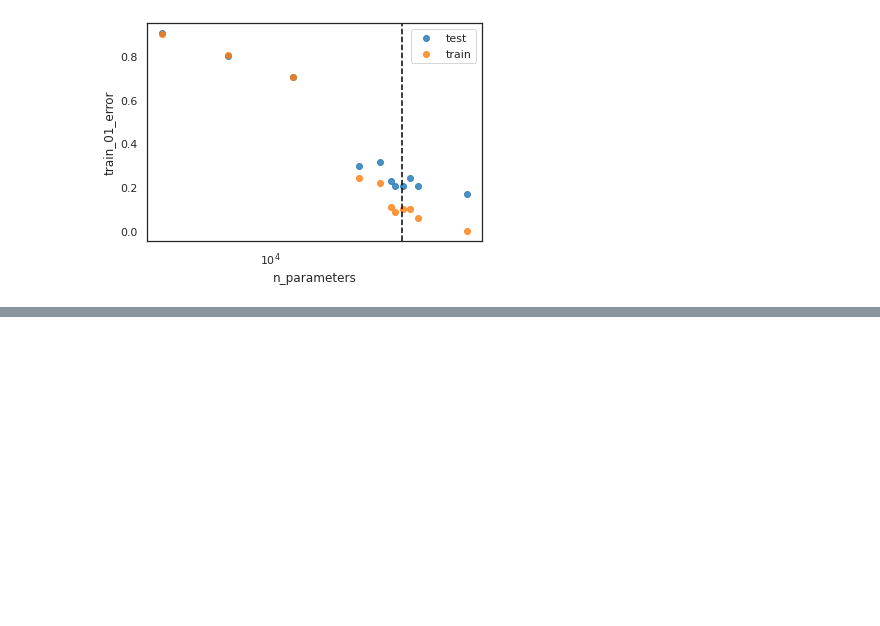
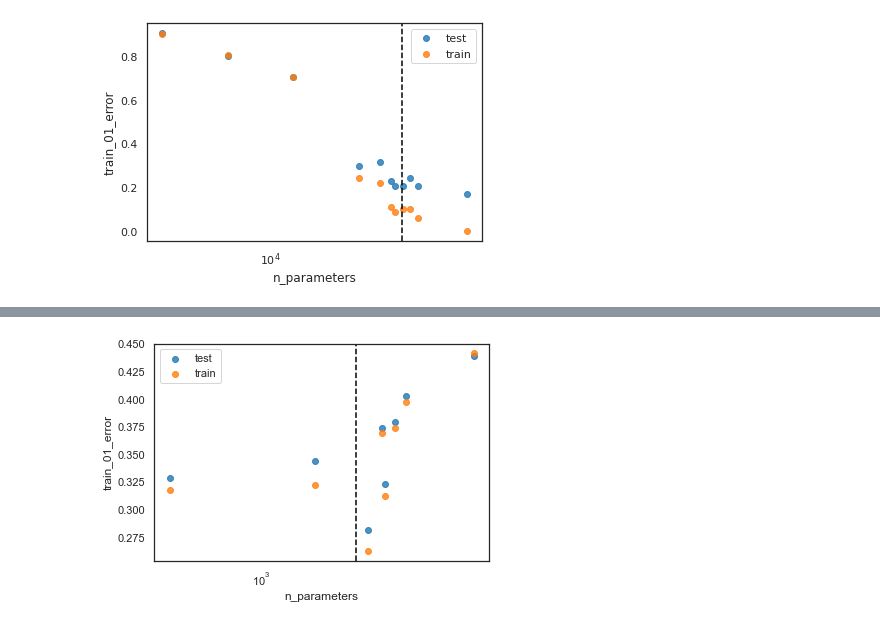
Before and after one commit to rflperry/double_descent, a Jupyter notebook: notebooks/belkin_replication.ipynb, the cells around one changed output, grey strips where cells are left out. Cells and saved outputs as stored; diff of their text form; code cells hidden in the pictures; blank space fills up the shorter version.

```diff
--- a/notebooks/belkin_replication.ipynb
+++ b/notebooks/belkin_replication.ipynb
@@ -221,0 +279,43 @@ display(corr_df)
+# %%
+keys, values = zip(*NETWORK_PARAMS.items())
+model_params_grid = [dict(zip(keys, v)) for v in itertools.product(*values)]
+
+model = None
+for model_params in tqdm(model_params_grid):
+    # Train and test model
+    model, y_train_pred, y_test_pred, model_metrics = run_network(
+        X_train, y_train, X_test, model_params, model
+    )
+
+    # Compute metrics
+    results += [
+        [model_params['hidden_layer_dims'][0]]
+        + get_y_metrics(y_train, y_train_pred)  # Train
+        + get_y_metrics(y_test, y_test_pred)  # Test
+        + model_metrics
+    ]
+# %%
+df = pd.DataFrame(results[1:], columns=results[0])
+# %%
+train_error = 'train_01_error'
+test_error = 'test_01_error'
+
+# Create new metrics/columns
+df['generalization_gap'] = df[test_error] - df[train_error]
+
+sns.set_style('white')
+sns.set_context('notebook')
+
+fig, ax = plt.subplots(1, 1, sharex=True)
+
+sns.regplot(data=df, x='n_parameters', y=test_error, lowess=False, ax=ax, label='test', fit_reg=False)
+sns.regplot(data=df, x='n_parameters', y=train_error, lowess=False, ax=ax, label='train', fit_reg=False)
+# sns.regplot(data=df, x='n_parameters', y='generalization_gap', lowess=False, ax=ax, label='gen_gap')
+
+ax.axvline(len(np.unique(y_train))*n_train, ls='--', c='black')
+plt.xscale('log')
+# plt.yscale('symlog')
+plt.legend()
+plt.show()
+# %% [output]
+[figure, added]
```
Also changed, not shown: parts of 9 cells of this notebook, 5 other files.
